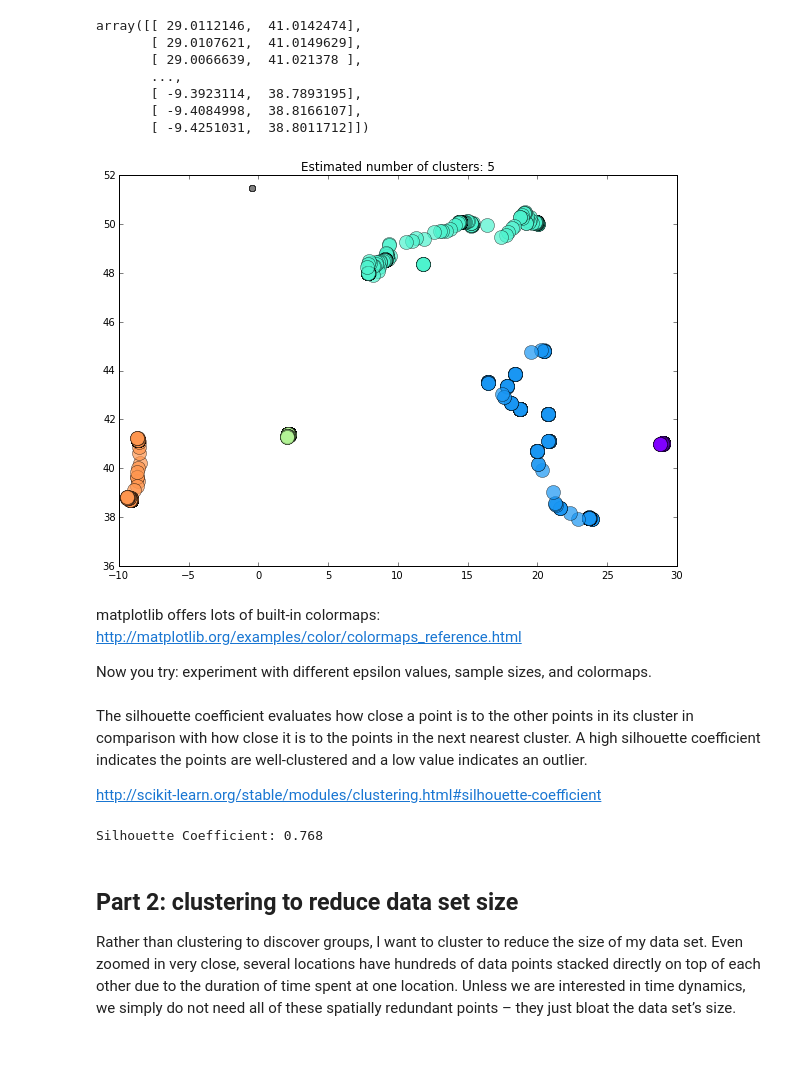
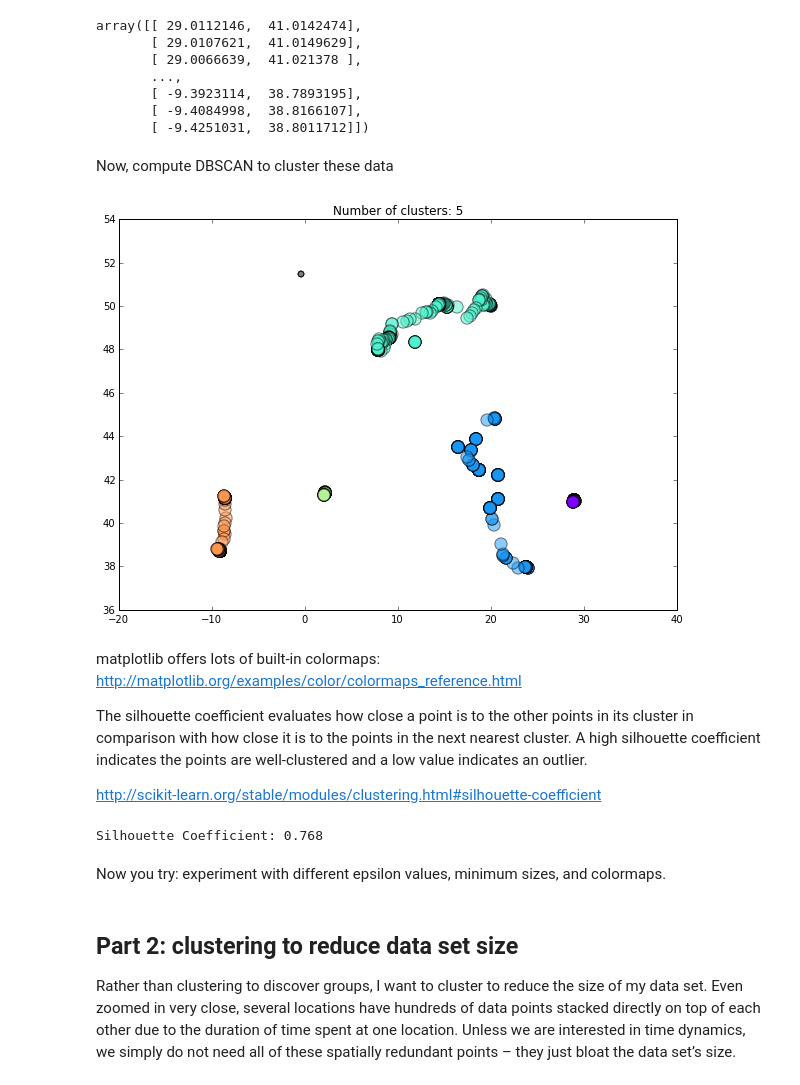
Before and after one commit to gboeing/ppde642, a Jupyter notebook: 10-28-cluster-analysis/cluster-analysis.ipynb, the cells around one changed output. Cells and saved outputs as stored; diff of their text form; code cells hidden in the pictures; blank space fills up the shorter version.

Commit message:
updated plots and comments

```diff
--- a/10-28-cluster-analysis/cluster-analysis.ipynb
+++ b/10-28-cluster-analysis/cluster-analysis.ipynb
@@ -60,4 +62,6 @@ array([[ 29.0112146,  41.0142474],
        [ -9.3923114,  38.7893195],
        [ -9.4084998,  38.8166107],
        [ -9.4251031,  38.8011712]])
+# %% [markdown]
+Now, compute DBSCAN to cluster these data
 # %%
@@ -74,29 +77,29 @@ num_clusters = len(set(cluster_labels)) - (1 if -1 in cluster_labels else 0)
 #str(list(cluster_labels))
 # %%
 # get colors and plot all the points, color-coded by cluster (or gray if not in any cluster, aka noise)
+fig, ax = plt.subplots(figsize=[10,7])
 colors = plt.cm.rainbow(np.linspace(0, 1, len(unique_labels)))
 
-# for each cluster label and color, plot the corresponding points with that color
+# for each cluster label and color, plot the cluster's points
 for cluster_label, color in zip(unique_labels, colors):
 
-    # make the noise appear as small gray points, using ternary operators (aka, inline-if)
-    color = 'gray' if cluster_label == -1 else color
-    size = 6 if cluster_label == -1 else 14
+    size = 150
+    if cluster_label == -1: #make the noise (which is labeled -1) appear as smaller gray points
+        color = 'gray'
+        size = 30
 
     # plot the points that match the current cluster label
-    xy = coordinates[(cluster_labels==cluster_label)]
-    plt.plot(xy[:, 0], xy[:, 1], 'o', markerfacecolor=color, markeredgecolor='k', markersize=size, alpha=0.7)
+    x_coords = coordinates[cluster_labels==cluster_label][:,0]
+    y_coords = coordinates[cluster_labels==cluster_label][:,1]
+    ax.scatter(x=x_coords, y=y_coords, c=color, edgecolor='k', s=size, alpha=0.5)
 
-plt.title('Estimated number of clusters: {}'.format(num_clusters))
-plt.gcf().set_size_inches(10, 7)
+ax.set_title('Number of clusters: {}'.format(num_clusters))
 plt.show()
 # %% [output]
-[figure, old version]
+[figure, new version]
-# %% [markdown]
-matplotlib offers lots of built-in colormaps: http://matplotlib.org/examples/color/colormaps_reference.html
-
-Now you try: experiment with different epsilon values, sample sizes, and colormaps.
 # %% [markdown]
+matplotlib offers lots of built-in colormaps: http://matplotlib.org/examples/color/colormaps_reference.html
+
 The silhouette coefficient evaluates how close a point is to the other points in its cluster in comparison with how close it is to the points in the next nearest cluster. A high silhouette coefficient indicates the points are well-clustered and a low value indicates an outlier.
 
 http://scikit-learn.org/stable/modules/clustering.html#silhouette-coefficient
@@ -105,6 +108,8 @@ coefficient = metrics.silhouette_score(coordinates, cluster_labels)
 print 'Silhouette Coefficient: {:0.3f}'.format(coefficient)
 # %% [output]
 Silhouette Coefficient: 0.768
+# %% [markdown]
+Now you try: experiment with different epsilon values, minimum sizes, and colormaps.
 # %% [markdown]
 ## Part 2: clustering to reduce data set size
 
```
Also changed, not shown: parts of 11 cells of this notebook.
